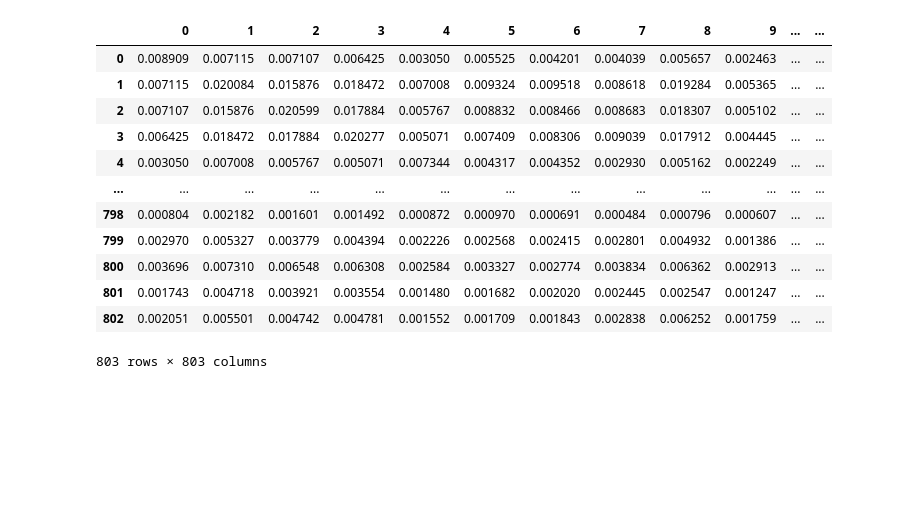
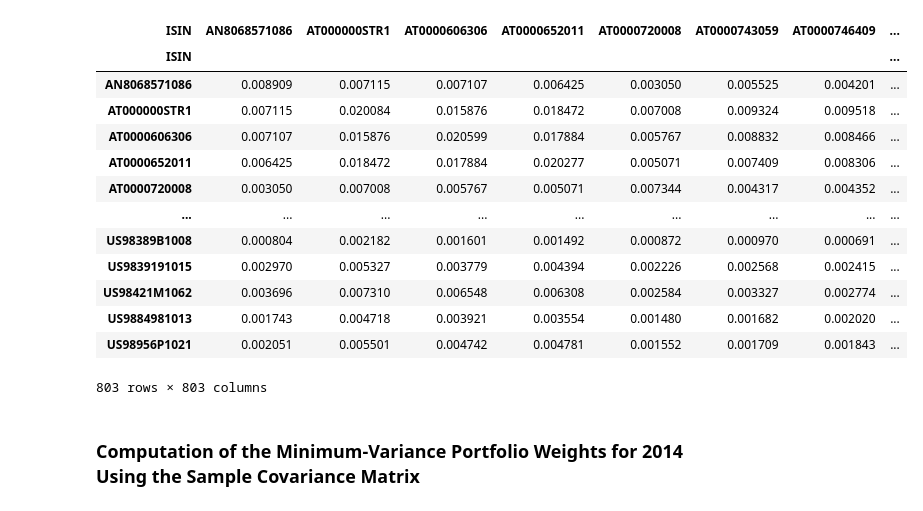
Before and after one commit to Quentinrezzo/Sustainability-Project, a Jupyter notebook: sustainability/notebook.ipynb, the cells around one changed output. Cells and saved outputs as stored; diff of their text form; code cells hidden in the pictures; blank space fills up the shorter version.

```diff
--- a/sustainability/notebook.ipynb
+++ b/sustainability/notebook.ipynb
@@ -244,0 +183,4 @@ value_weighted_returns
+# %%
+mv_is_2013 = is_2013.copy()
+mv_is_2013 = mv_is_2013.set_index('ISIN')
+mv_is_2013
@@ -244,0 +202,9 @@ value_weighted_returns
+# %%
+# Extraction of the return columns
+return_columns_2013 = mv_is_2013.columns[9:]
+returns_data_2013 = mv_is_2013[return_columns_2013]
+
+# Transpose of the data to have firms as columns and dates as rows (allowing us to compute the covariance matrix between stocks instead of between months)
+returns_2013 = returns_data_2013.T
+
+returns_2013
@@ -245,26 +225,22 @@ value_weighted_returns
 # %%
-# Extraction of the return columns (exclude MV_Y_weights)
-return_columns_2013 = is_2013.columns[9:-1]
-returns_data_2013 = is_2013[return_columns_2013]
-
-# Transpose of the data to have firms as columns and dates as rows (allowing us to compute the covariance matrix more easily)
-returns_2013 = returns_data_2013.T
-
 # Computation of the covariance matrix
 covariance_matrix_2013 = returns_2013.cov()
 
 covariance_matrix_2013
 # %% [output]
-|  | 0 | 1 | 2 | 3 | 4 | 5 | 6 | 7 | 8 | 9 | ... | ... |
-| 0 | 0.008909 | 0.007115 | 0.007107 | 0.006425 | 0.003050 | 0.005525 | 0.004201 | 0.004039 | 0.005657 | 0.002463 | ... | ... |
-| 1 | 0.007115 | 0.020084 | 0.015876 | 0.018472 | 0.007008 | 0.009324 | 0.009518 | 0.008618 | 0.019284 | 0.005365 | ... | ... |
-| 2 | 0.007107 | 0.015876 | 0.020599 | 0.017884 | 0.005767 | 0.008832 | 0.008466 | 0.008683 | 0.018307 | 0.005102 | ... | ... |
-| 3 | 0.006425 | 0.018472 | 0.017884 | 0.020277 | 0.005071 | 0.007409 | 0.008306 | 0.009039 | 0.017912 | 0.004445 | ... | ... |
-| 4 | 0.003050 | 0.007008 | 0.005767 | 0.005071 | 0.007344 | 0.004317 | 0.004352 | 0.002930 | 0.005162 | 0.002249 | ... | ... |
-| ... | ... | ... | ... | ... | ... | ... | ... | ... | ... | ... | ... | ... |
-| 798 | 0.000804 | 0.002182 | 0.001601 | 0.001492 | 0.000872 | 0.000970 | 0.000691 | 0.000484 | 0.000796 | 0.000607 | ... | ... |
-| 799 | 0.002970 | 0.005327 | 0.003779 | 0.004394 | 0.002226 | 0.002568 | 0.002415 | 0.002801 | 0.004932 | 0.001386 | ... | ... |
-| 800 | 0.003696 | 0.007310 | 0.006548 | 0.006308 | 0.002584 | 0.003327 | 0.002774 | 0.003834 | 0.006362 | 0.002913 | ... | ... |
-| 801 | 0.001743 | 0.004718 | 0.003921 | 0.003554 | 0.001480 | 0.001682 | 0.002020 | 0.002445 | 0.002547 | 0.001247 | ... | ... |
-| 802 | 0.002051 | 0.005501 | 0.004742 | 0.004781 | 0.001552 | 0.001709 | 0.001843 | 0.002838 | 0.006252 | 0.001759 | ... | ... |
+| ISIN | AN8068571086 | AT000000STR1 | AT0000606306 | AT0000652011 | AT0000720008 | AT0000743059 | AT0000746409 | ... |
+| ISIN |  |  |  |  |  |  |  | ... |
+| AN8068571086 | 0.008909 | 0.007115 | 0.007107 | 0.006425 | 0.003050 | 0.005525 | 0.004201 | ... |
+| AT000000STR1 | 0.007115 | 0.020084 | 0.015876 | 0.018472 | 0.007008 | 0.009324 | 0.009518 | ... |
+| AT0000606306 | 0.007107 | 0.015876 | 0.020599 | 0.017884 | 0.005767 | 0.008832 | 0.008466 | ... |
+| AT0000652011 | 0.006425 | 0.018472 | 0.017884 | 0.020277 | 0.005071 | 0.007409 | 0.008306 | ... |
+| AT0000720008 | 0.003050 | 0.007008 | 0.005767 | 0.005071 | 0.007344 | 0.004317 | 0.004352 | ... |
+| ... | ... | ... | ... | ... | ... | ... | ... | ... |
+| US98389B1008 | 0.000804 | 0.002182 | 0.001601 | 0.001492 | 0.000872 | 0.000970 | 0.000691 | ... |
+| US9839191015 | 0.002970 | 0.005327 | 0.003779 | 0.004394 | 0.002226 | 0.002568 | 0.002415 | ... |
+| US98421M1062 | 0.003696 | 0.007310 | 0.006548 | 0.006308 | 0.002584 | 0.003327 | 0.002774 | ... |
+| US9884981013 | 0.001743 | 0.004718 | 0.003921 | 0.003554 | 0.001480 | 0.001682 | 0.002020 | ... |
+| US98956P1021 | 0.002051 | 0.005501 | 0.004742 | 0.004781 | 0.001552 | 0.001709 | 0.001843 | ... |
 803 rows × 803 columns
+# %% [markdown]
+### Computation of the Minimum-Variance Portfolio Weights for 2014 Using the Sample Covariance Matrix
```
Also changed, not shown: parts of 40 cells of this notebook.
